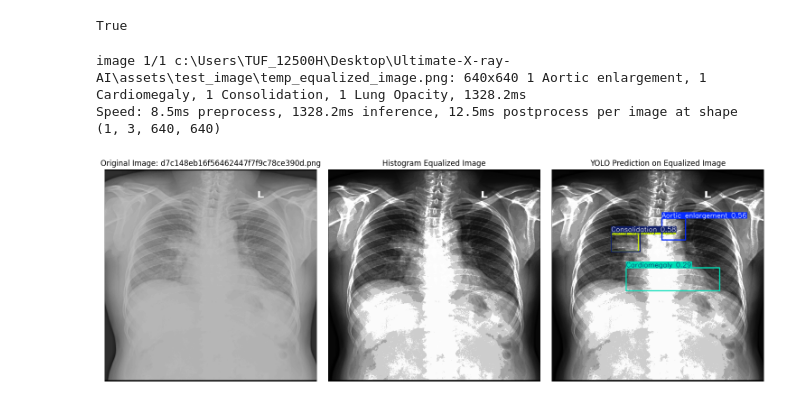
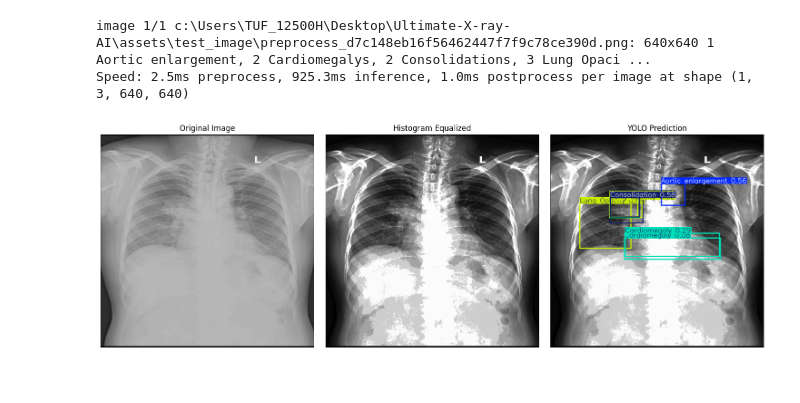
Before and after one commit to SkinHeadDressSom/Ultimate-X-ray-AI, a Jupyter notebook: CXR_YOLO_inference.ipynb, the cells around one changed output. Drawn from its saved outputs; the diff is of its cells as text; code cells hidden in the pictures.

Commit message:
Add dicom files

```diff
--- a/CXR_YOLO_inference.ipynb
+++ b/CXR_YOLO_inference.ipynb
@@ -13,44 +23,62 @@ model_path = "model/UltimateXray_yolov8x.pt"
 # %%
 model = YOLO(model_path)
-# %%
-image = cv2.imread(test_images_path, cv2.IMREAD_GRAYSCALE)
-equalized_image = cv2.equalizeHist(image)
-
-temp_path = "assets/test_image/temp_equalized_image.png"
-cv2.imwrite(temp_path, equalized_image)
-# %% [output]
-True
+# %%
+def convert_dicom_to_png_and_resize(dicom_path, png_path):
+    dicom = pydicom.dcmread(dicom_path)
+    image = dicom.pixel_array
+    scaled_image = ((image - np.min(image)) / (np.max(image) - np.min(image)) * 255).astype(np.uint8)
+    equalized_image = cv2.equalizeHist(scaled_image)
+    resized_image = Image.fromarray(equalized_image).resize((640, 640))
+    resized_image.save(png_path)
+# %%
+temp_path = f"assets/test_image/preprocess_{image_name}.png"
+
+if test_images_path.endswith("png"):
+    image = cv2.imread(test_images_path, cv2.IMREAD_GRAYSCALE)
+    equalized_image = cv2.equalizeHist(image)
+    img_resized = cv2.resize(equalized_image, (640, 640))
+
+    cv2.imwrite(temp_path, img_resized)
+else:
+    convert_dicom_to_png_and_resize(test_images_path, temp_path)
 # %%
-results = model(temp_path)
+results = model.predict(source=temp_path, conf=0.05)
 result = results[0]
 result_image = result.plot(show=False)
 result_image_rgb = cv2.cvtColor(result_image, cv2.COLOR_BGR2RGB)
 # %% [output]
-image 1/1 c:\Users\TUF_12500H\Desktop\Ultimate-X-ray-AI\assets\test_image\temp_equalized_image.png: 640x640 1 Aortic enlargement, 1 Cardiomegaly, 1 Consolidation, 1 Lung Opacity, 1328.2ms
-Speed: 8.5ms preprocess, 1328.2ms inference, 12.5ms postprocess per image at shape (1, 3, 640, 640)
+image 1/1 c:\Users\TUF_12500H\Desktop\Ultimate-X-ray-AI\assets\test_image\preprocess_d7c148eb16f56462447f7f9c78ce390d.png: 640x640 1 Aortic enlargement, 2 Cardiomegalys, 2 Consolidations, 3 Lung Opaci ...
+Speed: 2.5ms preprocess, 925.3ms inference, 1.0ms postprocess per image at shape (1, 3, 640, 640)
 # %%
+if test_images_path.endswith("dicom"):
+    dicom = pydicom.dcmread(test_images_path)
+    pixel_array = dicom.pixel_array
+    image = Image.fromarray(pixel_array)
+
+    equalized_image = cv2.imread(temp_path, cv2.IMREAD_GRAYSCALE)
+
 # Plot the original, equalized, and result images
 plt.figure(figsize=(15, 5))
 
 # Original Image
 plt.subplot(1, 3, 1)
 plt.imshow(image, cmap='gray')
-plt.title(f"Original Image: d7c148eb16f56462447f7f9c78ce390d.png")
+plt.title(f"Original Image")
 plt.axis("off")
 
 # Equalized Image
 plt.subplot(1, 3, 2)
 plt.imshow(equalized_image, cmap='gray')
-plt.title("Histogram Equalized Image")
+plt.title("Histogram Equalized")
 plt.axis("off")
 
 # YOLO Result
 plt.subplot(1, 3, 3)
 plt.imshow(result_image_rgb)
-plt.title("YOLO Prediction on Equalized Image")
+plt.title("YOLO Prediction")
 plt.axis("off")
 
 plt.tight_layout()
 plt.show()
 # %% [output]
-[figure, old version]
+[figure, new version]
```
Also changed, not shown: parts of 4 cells of this notebook, 5 other files.
